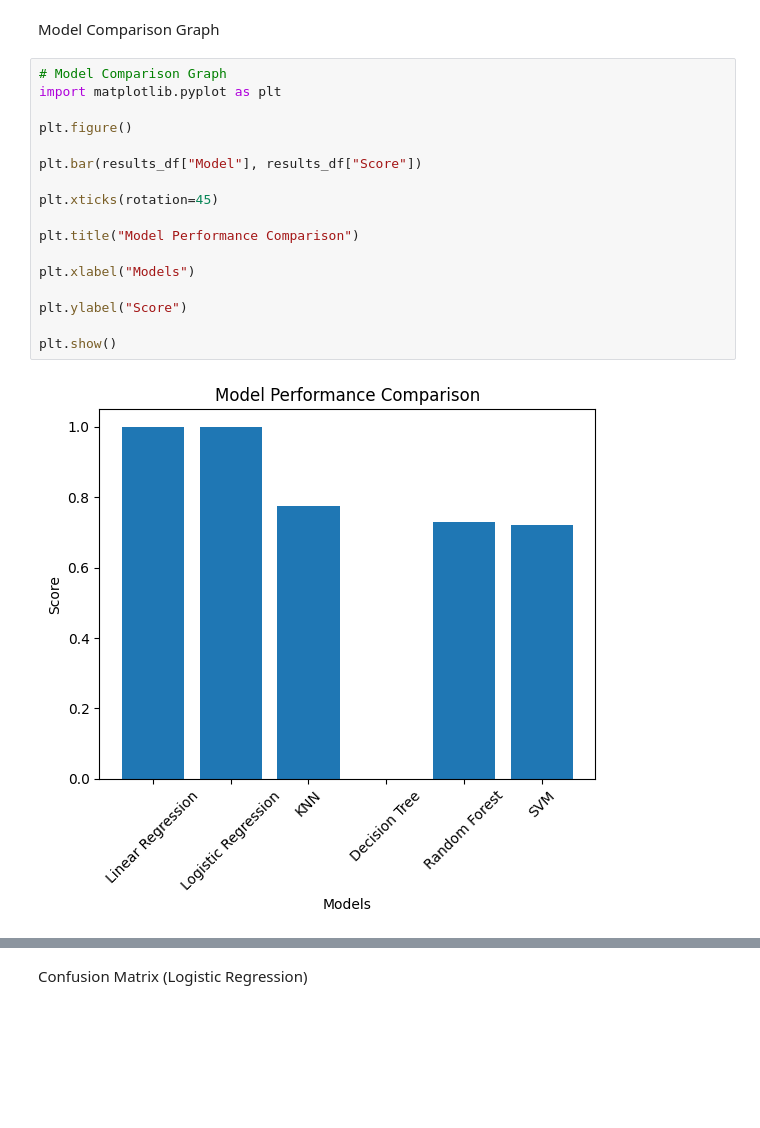
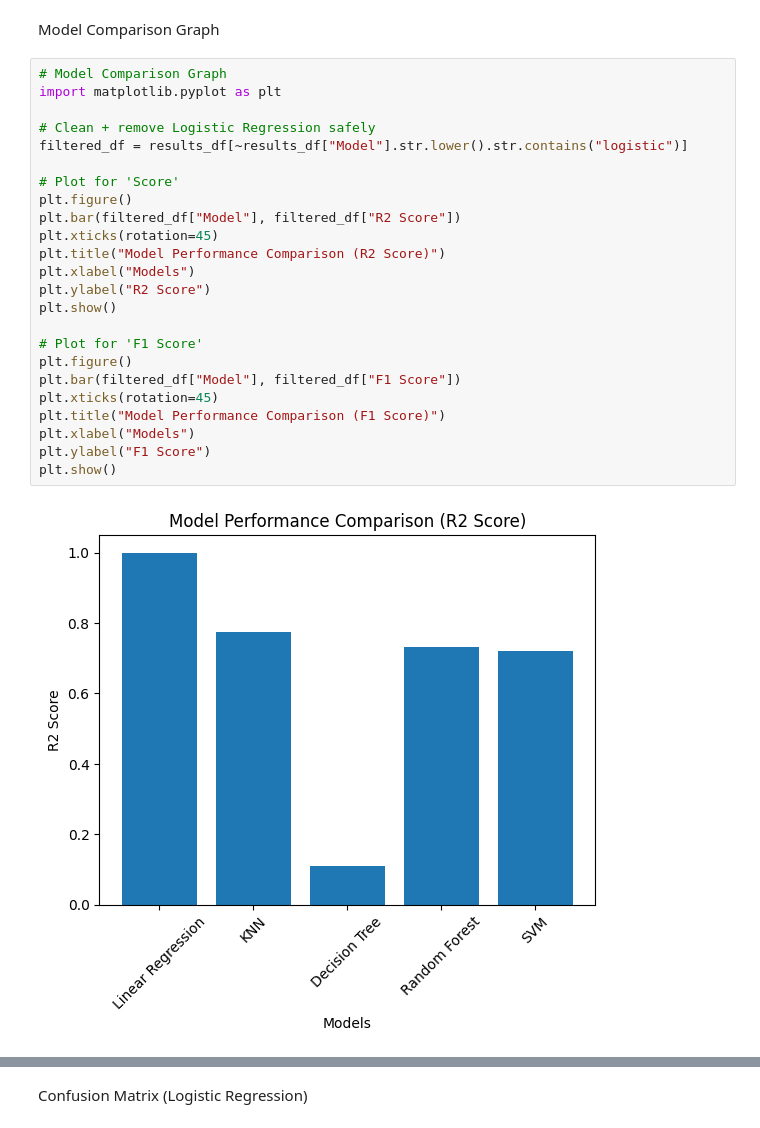
Before and after one commit to LaxmikantRakhade/Flood-Prediction-MACHINE-LEARNING, a Jupyter notebook: FLOOD_PREDICTION_FINAL.ipynb, the cells around one changed output, grey strips where cells are left out. Drawn from its saved outputs; the diff is of its cells as text; blank space fills up the shorter version.

```diff
--- a/FLOOD_PREDICTION_FINAL.ipynb
+++ b/FLOOD_PREDICTION_FINAL.ipynb
@@ -486,19 +473,26 @@ Model Comparison Graph
 # %%
 # Model Comparison Graph
 import matplotlib.pyplot as plt
 
+# Clean + remove Logistic Regression safely
+filtered_df = results_df[~results_df["Model"].str.lower().str.contains("logistic")]
+
+# Plot for 'Score'
 plt.figure()
+plt.bar(filtered_df["Model"], filtered_df["R2 Score"])
+plt.xticks(rotation=45)
+plt.title("Model Performance Comparison (R2 Score)")
+plt.xlabel("Models")
+plt.ylabel("R2 Score")
+plt.show()
 
-plt.bar(results_df["Model"], results_df["Score"])
-
+# Plot for 'F1 Score'
+plt.figure()
+plt.bar(filtered_df["Model"], filtered_df["F1 Score"])
 plt.xticks(rotation=45)
-
-plt.title("Model Performance Comparison")
-
+plt.title("Model Performance Comparison (F1 Score)")
 plt.xlabel("Models")
-
-plt.ylabel("Score")
-
+plt.ylabel("F1 Score")
 plt.show()
 # %% [output]
-[figure, old version]
+[figure, new version]
```
Also changed, not shown: parts of 21 cells of this notebook.
